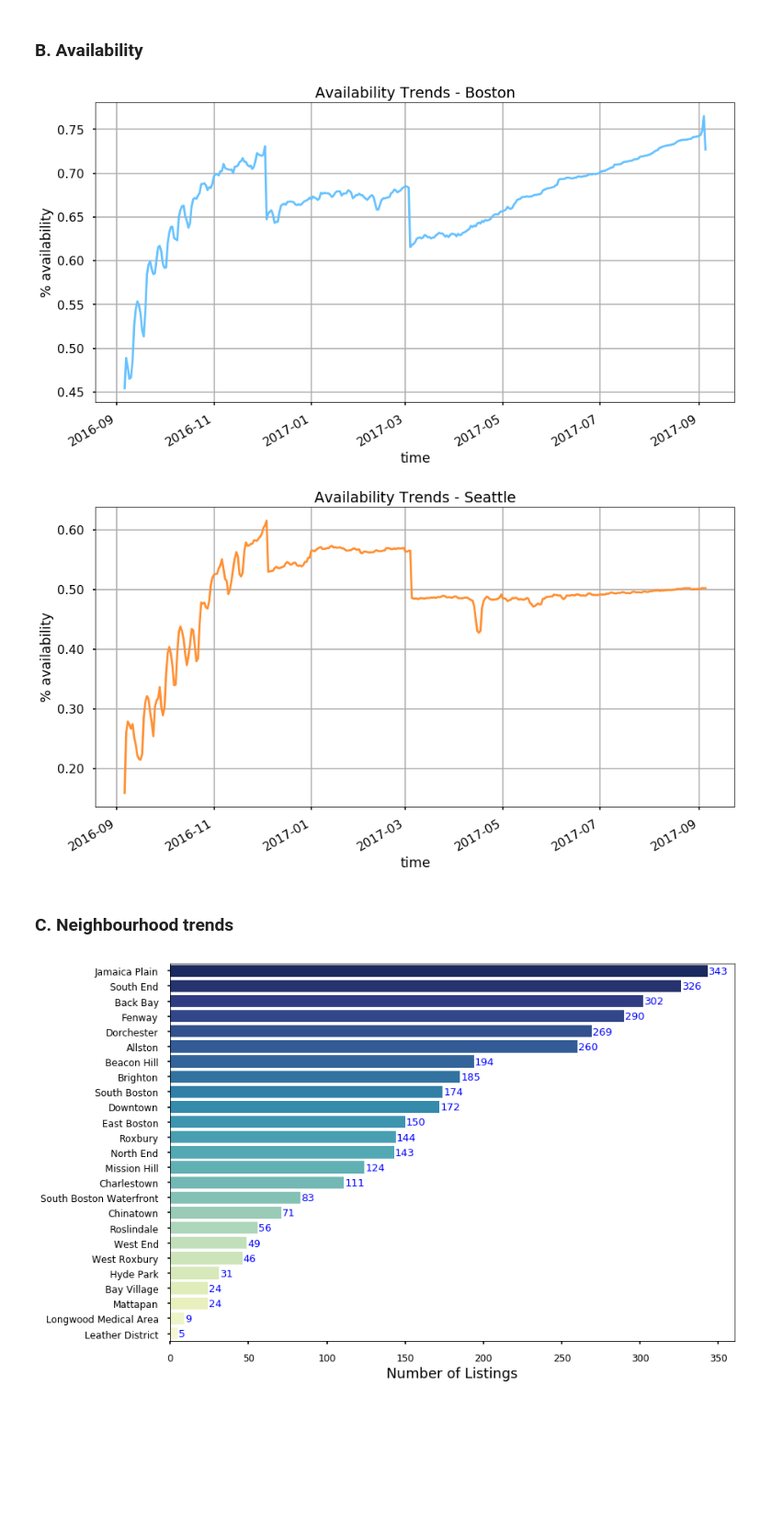
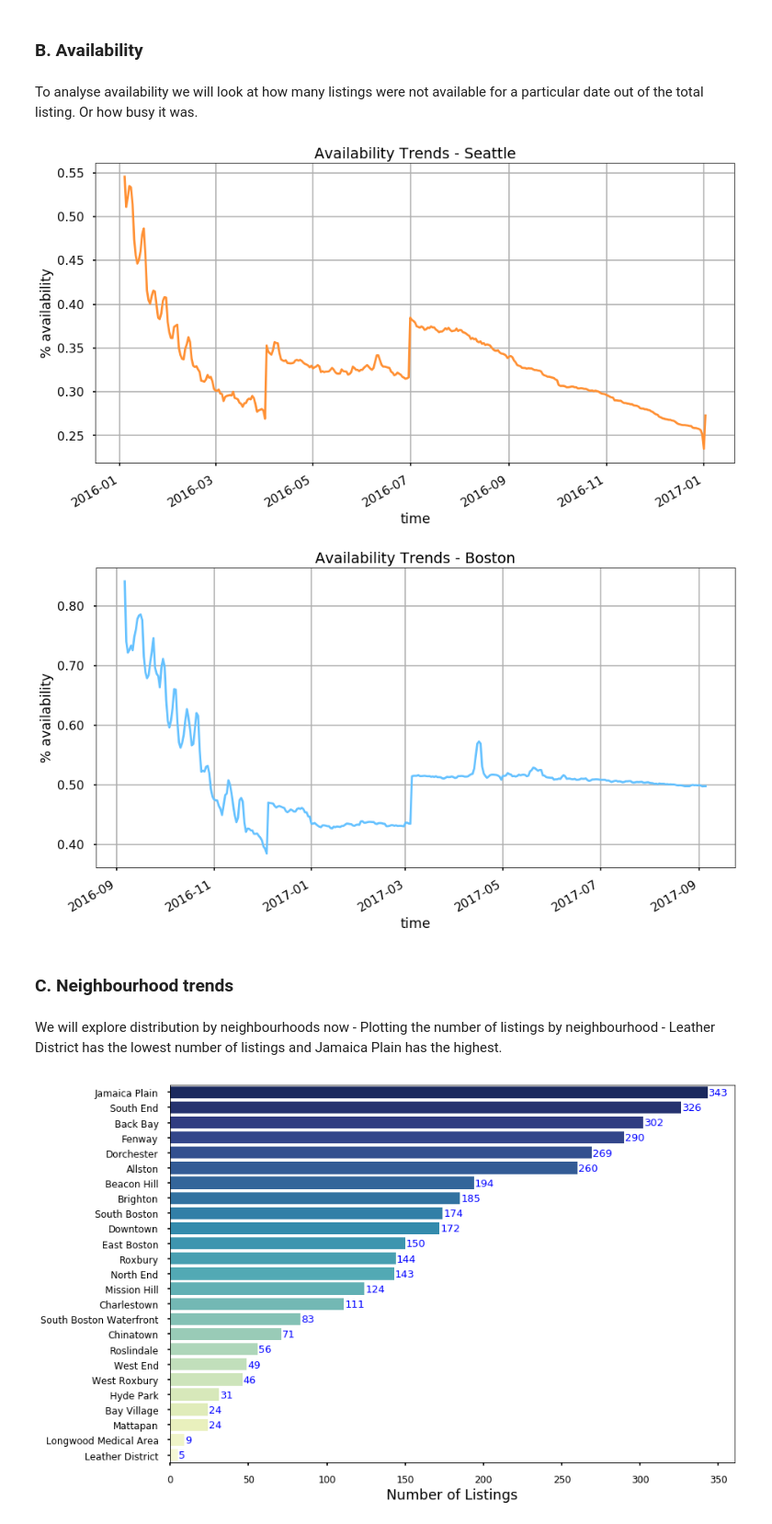
Before and after one commit to SmritiMohapatra/airbnb-data-analysis, a Jupyter notebook: airbnb_data_analysis_AssessExplore.ipynb, the cells around one changed output. Shown at 92% size. Cells and saved outputs as stored; diff of their text form; code cells hidden in the pictures; blank space fills up the shorter version.

```diff
--- a/airbnb_data_analysis_AssessExplore.ipynb
+++ b/airbnb_data_analysis_AssessExplore.ipynb
@@ -320,34 +327,38 @@ plt.legend(['Boston', 'Seattle']);
 [figure]
 # %% [markdown]
 ### B. Availability
+# %% [markdown]
+To analyse availability we will look at how many listings were not available for a particular date out of the total listing. Or how busy it was.
 # %%
 seattle_calendar = seattle_calendar.apply(hlp.parse_df_dates)
+#Removing two dates here for Seattle because there is info for only two days in January which doesnt provide much insight
 seattle_calendar_drop = seattle_calendar[:-2]
 available_cal_sea = seattle_calendar[['date', 'available']].copy()
 available_cal_sea.loc[:, 'available'] = available_cal_sea.available.replace(('t', 'f'), (1, 0))
 available_cal_sea = available_cal_sea.groupby(['date']).agg(['sum'])
 tot_seattle_listings = seattle_calendar['listing_id'].nunique()
-available_cal_sea.loc[:, 'prop_available'] = available_cal_sea['available']['sum']/tot_seattle_listings
+available_cal_sea.loc[:, 'prop_available'] = (tot_seattle_listings - available_cal_sea['available']['sum'])/tot_seattle_listings
 
 days = pd.to_datetime(available_cal_sea.index.values, errors='ignore')
 days = sorted(days.to_pydatetime())
 days = mdates.date2num(days)
 # %%
 fig, axs = plt.subplots(1,1)
-axs.plot_date(days, available_cal_sea.prop_available.tolist(), '-', color='#66c2ff')
+axs.plot_date(days, available_cal_sea.prop_available.tolist(), '-', color='#ff9033')
 
 axs.autoscale_view()
 axs.grid(True)
 axs.set_xlabel('time')
 axs.set_ylabel('% availability')
 
 fig.adjustable = True
 fig.set_size_inches(15, 8)
 fig.autofmt_xdate()
-plt.title('Availability Trends - Boston')
-plt.show()
+plt.title('Availability Trends - Seattle')
+plt.savefig('img/Seattle_availability.png', bbox_inches="tight")
+plt.show();
 # %% [output]
-[figure, old version]
+[figure, new version]
 # %%
 boston_calendar = boston_calendar.apply(hlp.parse_df_dates)
 available_cal_bos = boston_calendar[['date', 'available']].copy()
@@ -361,7 +372,7 @@ days = sorted(days.to_pydatetime())
 days = mdates.date2num(days)
 # %%
 fig, axs = plt.subplots(1,1)
-axs.plot_date(days, available_cal_bos.prop_available.tolist(), '-', color='#ff9033')
+axs.plot_date(days, available_cal_bos.prop_available.tolist(), '-', color='#66c2ff')
 
 axs.yaxis.set_major_formatter(FormatStrFormatter('%.2f'))
 axs.autoscale_view()
@@ -372,12 +383,16 @@ axs.set_ylabel('% availability')
 fig.adjustable = True
 fig.set_size_inches(15, 8)
 fig.autofmt_xdate()
-plt.title('Availability Trends - Seattle')
-plt.show()
+plt.title('Availability Trends - Boston')
+plt.savefig('img/Boston_availability.png', bbox_inches="tight")
+plt.show();
 # %% [output]
-[figure, old version]
+[figure, new version]
 # %% [markdown]
 ### C. Neighbourhood trends
+# %% [markdown]
+We will explore distribution by neighbourhoods now -
+Plotting the number of listings by neighbourhood - Leather District has the lowest number of listings and Jamaica Plain has the highest.
 # %%
 boslis_byneighood = boston_listings.groupby(['neighbourhood_cleansed'])['id'].agg(['count']) \
                                    .reset_index() \
```
Also changed, not shown: parts of 15 cells of this notebook, 1 other file.
